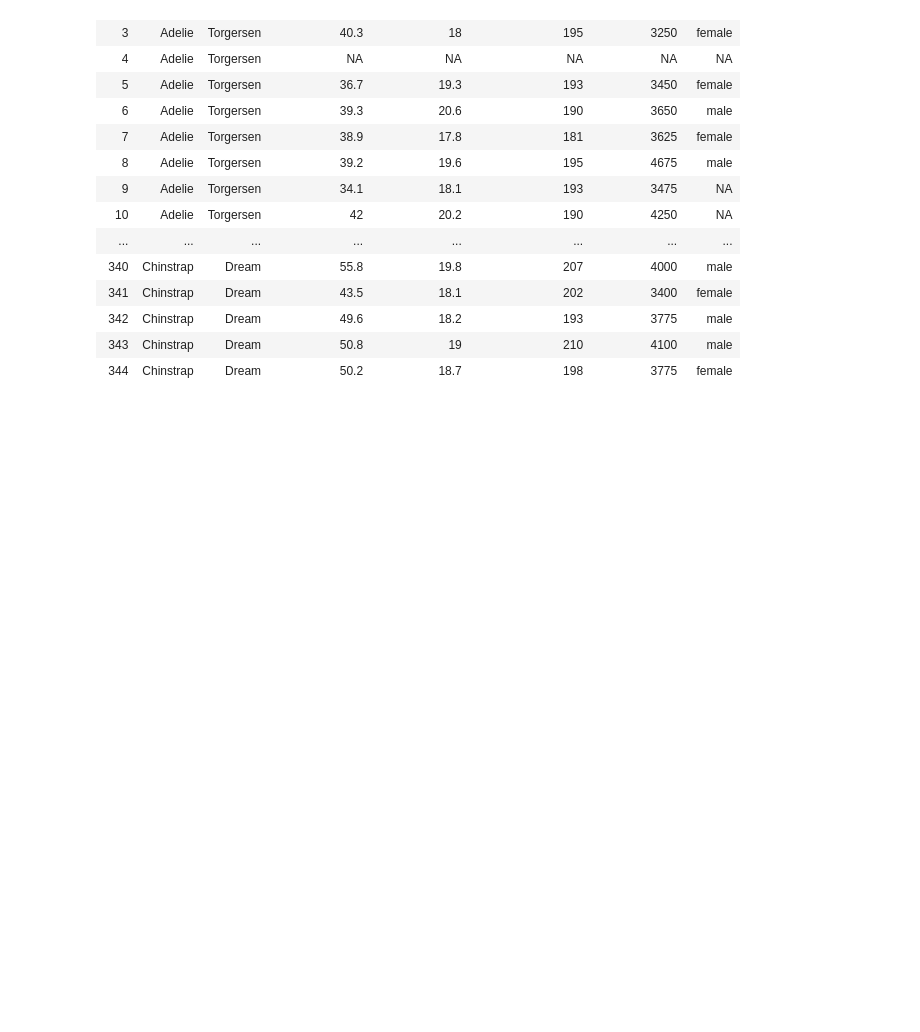
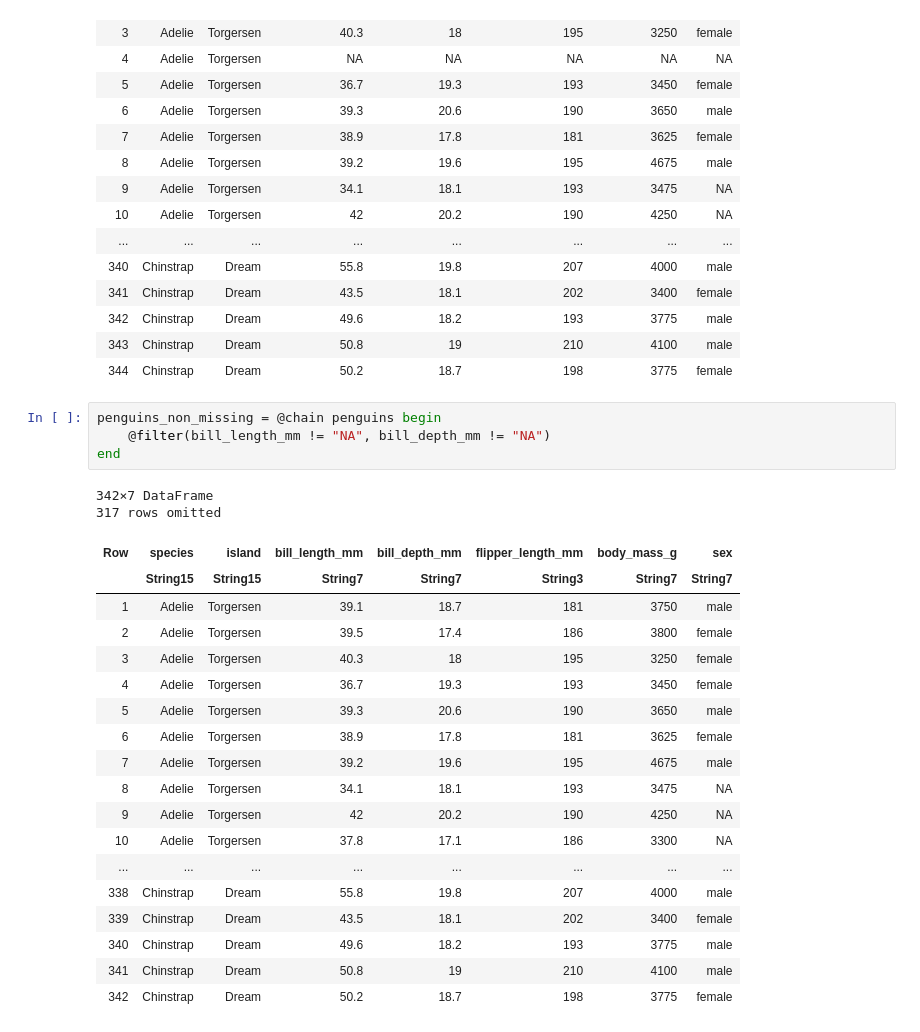
Before and after one commit to chlazaris/Julia_for_DS, a Jupyter notebook: Julia_Tidier.ipynb, the cells around one changed output. Saved outputs shown, nothing was run; the diff lists cells and outputs as text; blank space fills up the shorter version.

```diff
--- a/Julia_Tidier.ipynb
+++ b/Julia_Tidier.ipynb
@@ -228,3 +227,28 @@ penguins = DataFrame(CSV.File("/Users/lazarch2/Documents/Julia_for_DS/penguins.c
 | 342 | Chinstrap | Dream | 49.6 | 18.2 | 193 | 3775 | male |
 | 343 | Chinstrap | Dream | 50.8 | 19 | 210 | 4100 | male |
 | 344 | Chinstrap | Dream | 50.2 | 18.7 | 198 | 3775 | female |
+# %%
+penguins_non_missing = @chain penguins begin
+    @filter(bill_length_mm != "NA", bill_depth_mm != "NA")
+end
+# %% [output]
+342×7 DataFrame
+317 rows omitted
+| Row | species | island | bill_length_mm | bill_depth_mm | flipper_length_mm | body_mass_g | sex |
+|  | String15 | String15 | String7 | String7 | String3 | String7 | String7 |
+| 1 | Adelie | Torgersen | 39.1 | 18.7 | 181 | 3750 | male |
+| 2 | Adelie | Torgersen | 39.5 | 17.4 | 186 | 3800 | female |
+| 3 | Adelie | Torgersen | 40.3 | 18 | 195 | 3250 | female |
+| 4 | Adelie | Torgersen | 36.7 | 19.3 | 193 | 3450 | female |
+| 5 | Adelie | Torgersen | 39.3 | 20.6 | 190 | 3650 | male |
+| 6 | Adelie | Torgersen | 38.9 | 17.8 | 181 | 3625 | female |
+| 7 | Adelie | Torgersen | 39.2 | 19.6 | 195 | 4675 | male |
+| 8 | Adelie | Torgersen | 34.1 | 18.1 | 193 | 3475 | NA |
+| 9 | Adelie | Torgersen | 42 | 20.2 | 190 | 4250 | NA |
+| 10 | Adelie | Torgersen | 37.8 | 17.1 | 186 | 3300 | NA |
+| ... | ... | ... | ... | ... | ... | ... | ... |
+| 338 | Chinstrap | Dream | 55.8 | 19.8 | 207 | 4000 | male |
+| 339 | Chinstrap | Dream | 43.5 | 18.1 | 202 | 3400 | female |
+| 340 | Chinstrap | Dream | 49.6 | 18.2 | 193 | 3775 | male |
+| 341 | Chinstrap | Dream | 50.8 | 19 | 210 | 4100 | male |
+| 342 | Chinstrap | Dream | 50.2 | 18.7 | 198 | 3775 | female |
```
Also changed, not shown: parts of 6 cells of this notebook.
